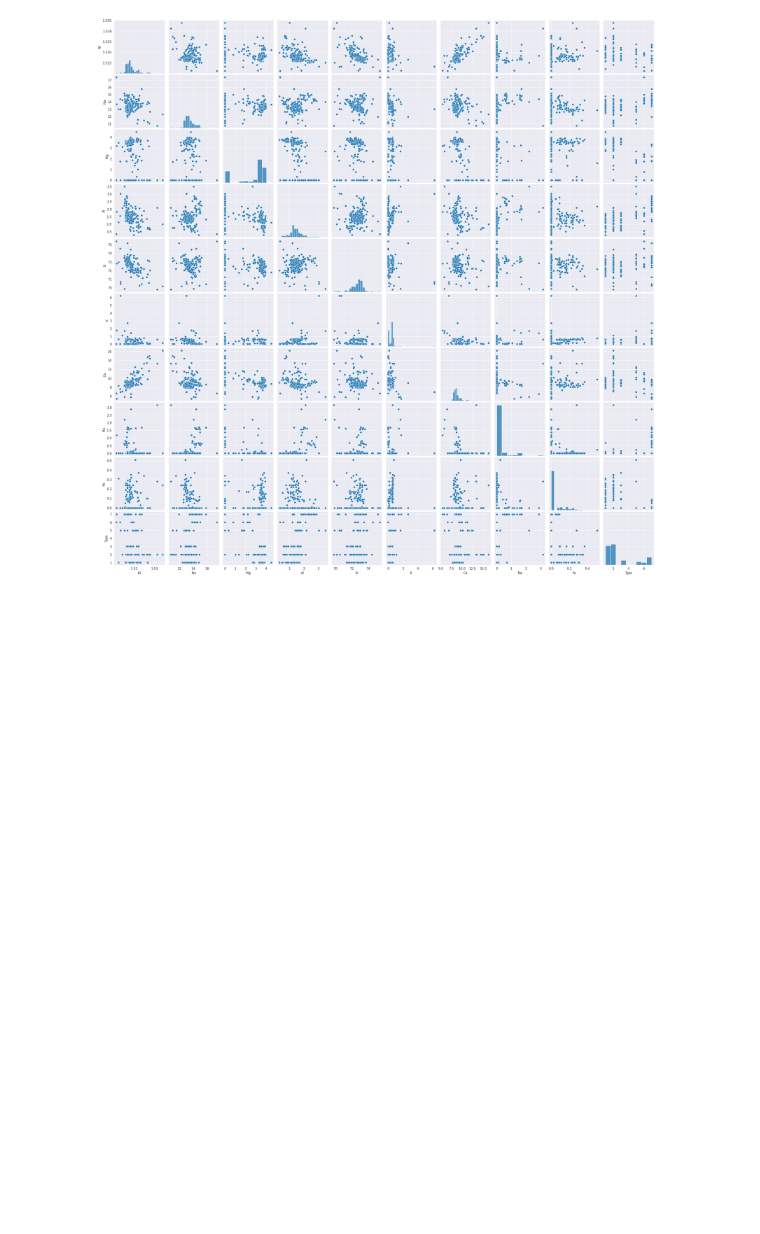
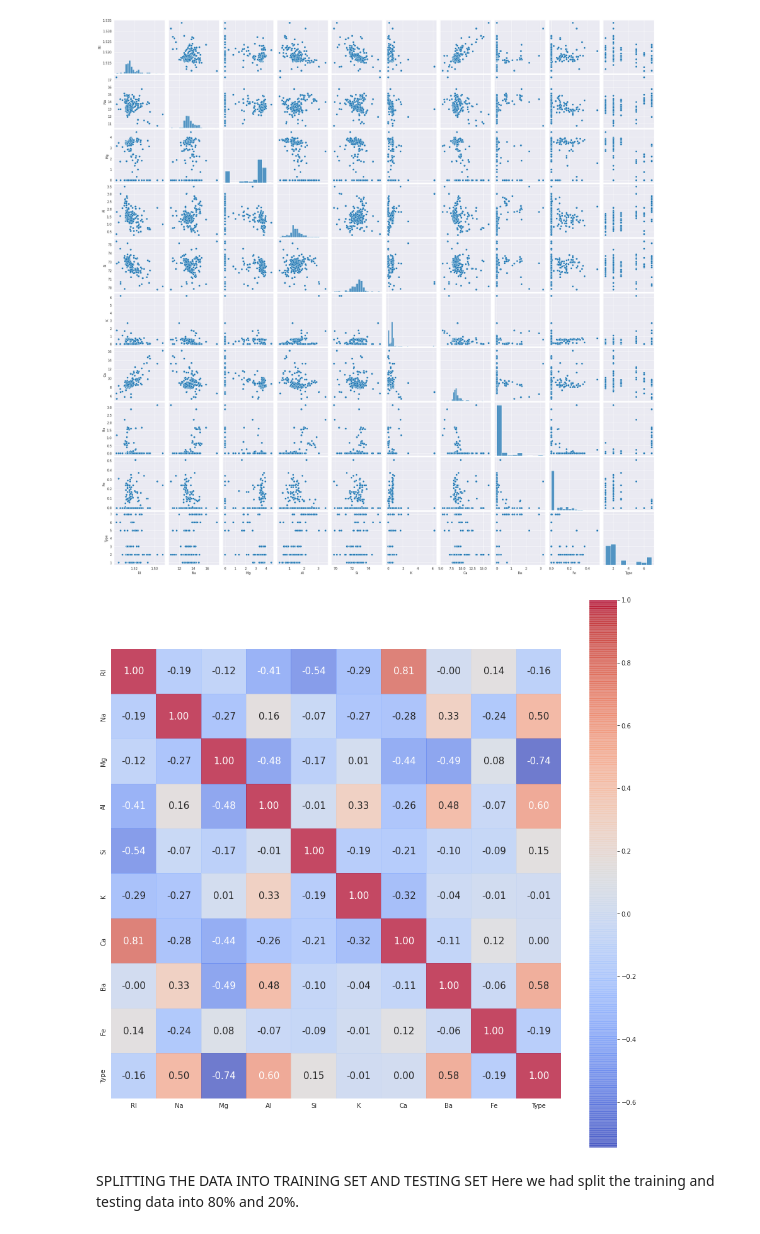
Before and after one commit to masp42/CA_AI, a Jupyter notebook: CA_ML_2.ipynb, the cells around one changed output. Cells and saved outputs as stored; diff of their text form; code cells hidden in the pictures; blank space fills up the shorter version.

```diff
--- a/CA_ML_2.ipynb
+++ b/CA_ML_2.ipynb
@@ -82,6 +82,3 @@ Y.head()
 3    4
 4    5
 Name: ID, dtype: int64
-# %%
-df = df.drop ("ID", axis=1)
-df.head()
@@ -116,3 +106,14 @@ plt.show()
 # %% [output]
 <Figure size 576x576 with 0 Axes>
 [figure]
+# %%
+corr = df.corr()
+plt.figure(figsize=(16,16))
+sns.heatmap(corr, cbar = True,  square = True, annot=True, fmt= '.2f',annot_kws={'size': 15},
+            alpha = 0.7,   cmap= 'coolwarm')
+plt.show()
+# %% [output]
+[figure, added]
+# %% [markdown]
+SPLITTING THE DATA INTO TRAINING SET AND TESTING SET
+Here we had split the training and testing data into 80% and 20%.
```
Also changed, not shown: parts of 4 cells of this notebook.
